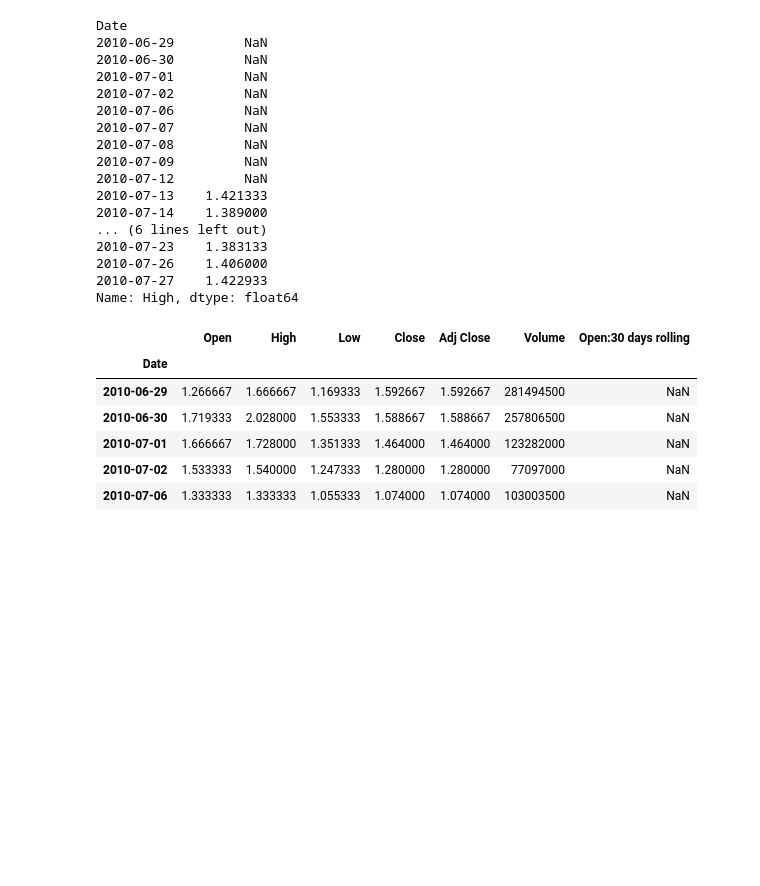
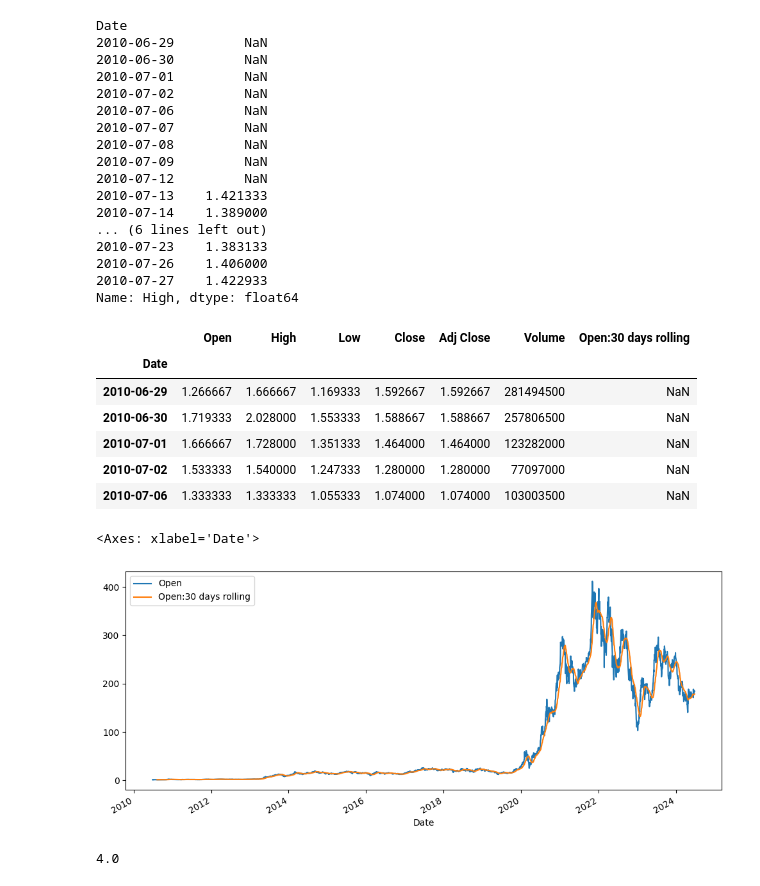
Before and after one commit to AgentAhmed/Time-Series, a Jupyter notebook: Time_series_EDA.ipynb, the cells around one changed output. Cells and saved outputs as stored; diff of their text form; code cells hidden in the pictures; blank space fills up the shorter version.

```diff
--- a/Time_series_EDA.ipynb
+++ b/Time_series_EDA.ipynb
@@ -404,3 +404,16 @@ df_tesla.head()
 | 2010-07-01 | 1.666667 | 1.728000 | 1.351333 | 1.464000 | 1.464000 | 123282000 | NaN |
 | 2010-07-02 | 1.533333 | 1.540000 | 1.247333 | 1.280000 | 1.280000 | 77097000 | NaN |
 | 2010-07-06 | 1.333333 | 1.333333 | 1.055333 | 1.074000 | 1.074000 | 103003500 | NaN |
+# %%
+df_tesla[['Open','Open:30 days rolling']].plot(figsize=(12,5))
+# %% [output]
+<Axes: xlabel='Date'>
+[figure, added]
+# %%
+## Assignment
+1. # Read the Microsoft Data
+2. # Get Maximum price of the share from 2019 to 2024
+3. # Which is the date of the lowest price of the stock?
+4. # Which is the date of the highest price of the stock?
+# %% [output]
+4.0
```
